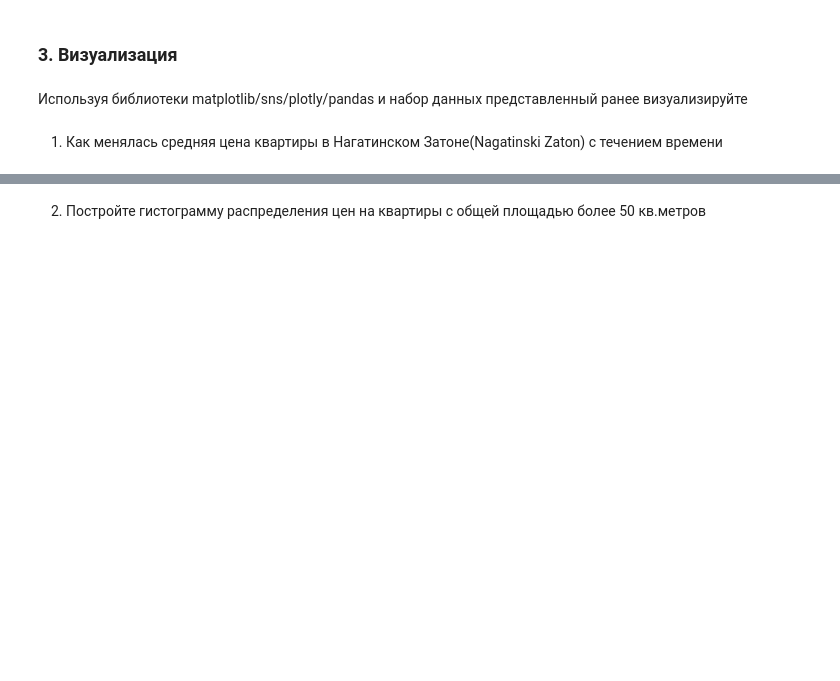
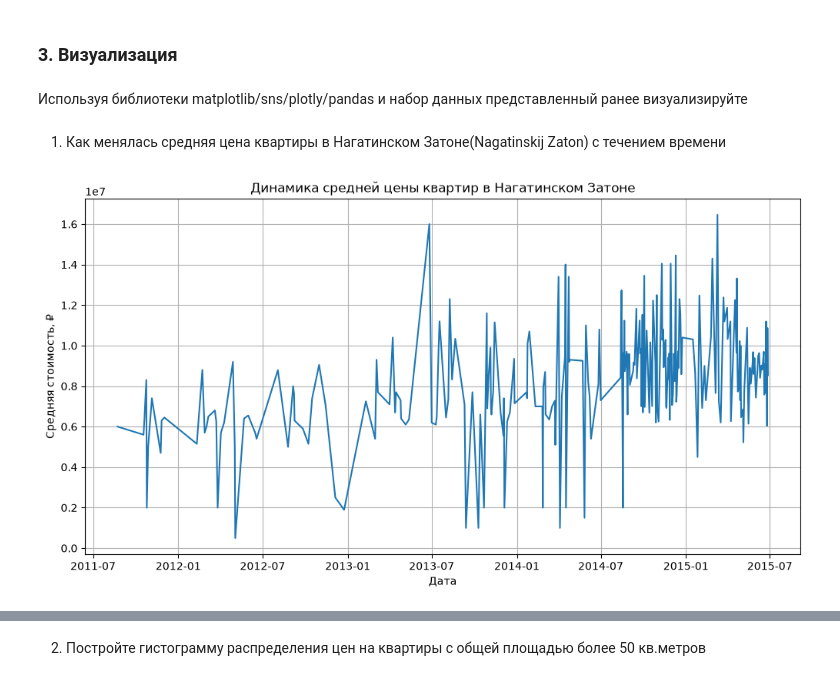
Before and after one commit to FrudenFireKing/Machine-Learning-Study, a Jupyter notebook: HW1/Lab1-4.ipynb, the cells around one changed output, grey strips where cells are left out. Cells and saved outputs as stored; diff of their text form; code cells hidden in the pictures; blank space fills up the shorter version.

Commit message:
HW1 visual done

```diff
--- a/HW1/Lab1-4.ipynb
+++ b/HW1/Lab1-4.ipynb
@@ -324,2 +330,19 @@ print(f"Разница в цене: {abs(price1 - price9)}")
 # %% [markdown]
-1. Как менялась средняя цена квартиры в Нагатинском Затоне(Nagatinski Zaton) с течением времени
+1. Как менялась средняя цена квартиры в Нагатинском Затоне(Nagatinskij Zaton) с течением времени
+# %%
+df_nag = df[df['sub_area'] == 'Nagatinskij Zaton']
+df_nag['timestamp'] = pd.to_datetime(df_nag['timestamp'])
+mean_price = df_nag.groupby('timestamp')['price_doc'].mean()
+
+plt.figure(figsize=(12, 6))
+
+plt.plot(mean_price.index, mean_price.values)
+
+plt.title('Динамика средней цены квартир в Нагатинском Затоне')
+plt.xlabel('Дата')
+plt.ylabel('Средняя стоимость, ₽')
+
+plt.grid()
+plt.show()
+# %% [output]
+[figure, added]
```
Also changed, not shown: parts of 10 cells of this notebook.
